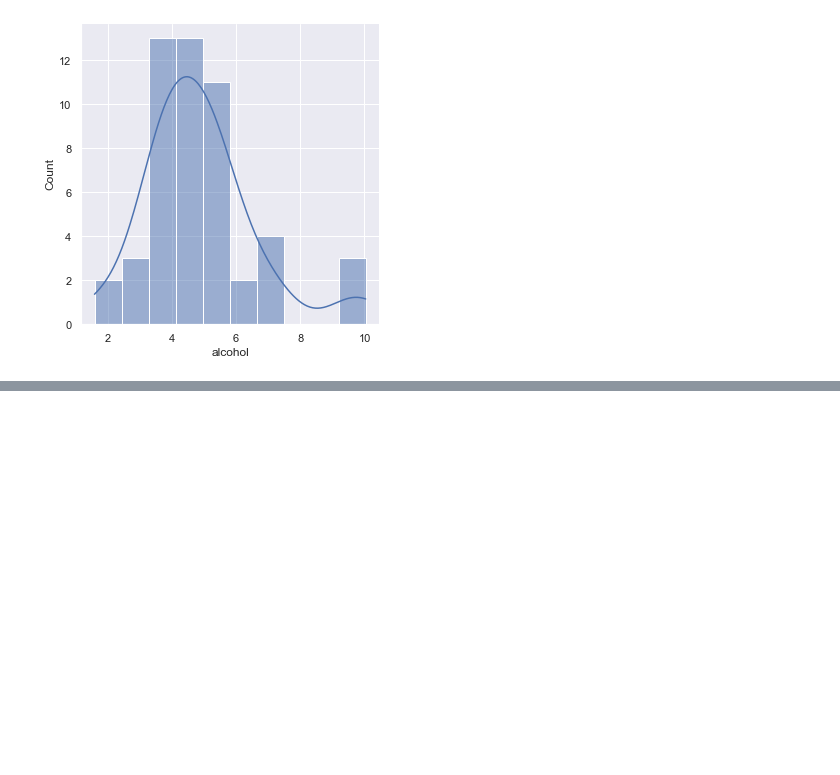
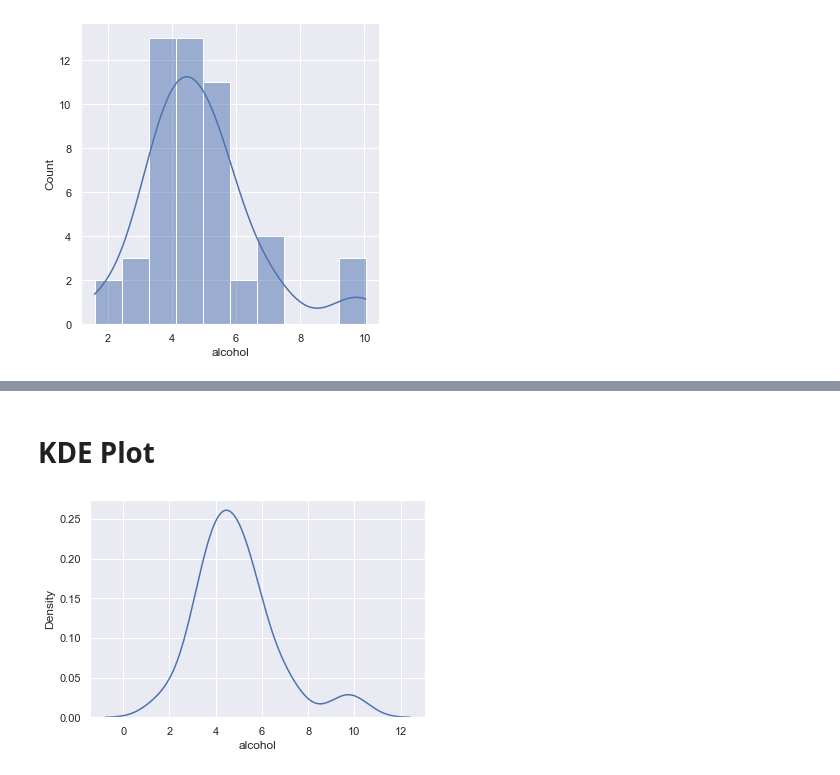
Before and after one commit to muhammad-ahsan/openDS, a Jupyter notebook: Data Visualization/Seaborn Tutorial.ipynb, the cells around one changed output, grey strips where cells are left out. Saved outputs shown, nothing was run; the diff lists cells and outputs as text; code cells hidden in the pictures; blank space fills up the shorter version.

```diff
--- a/Data Visualization/Seaborn Tutorial.ipynb
+++ b/Data Visualization/Seaborn Tutorial.ipynb
@@ -24,0 +37,6 @@ sns.displot(crash_df['alcohol'],kde=True, bins=10 );
+# %% [markdown]
+# KDE Plot
+# %%
+sns.kdeplot(crash_df['alcohol']);
+# %% [output]
+[figure, added]
```
Also changed, not shown: parts of 47 cells of this notebook.
